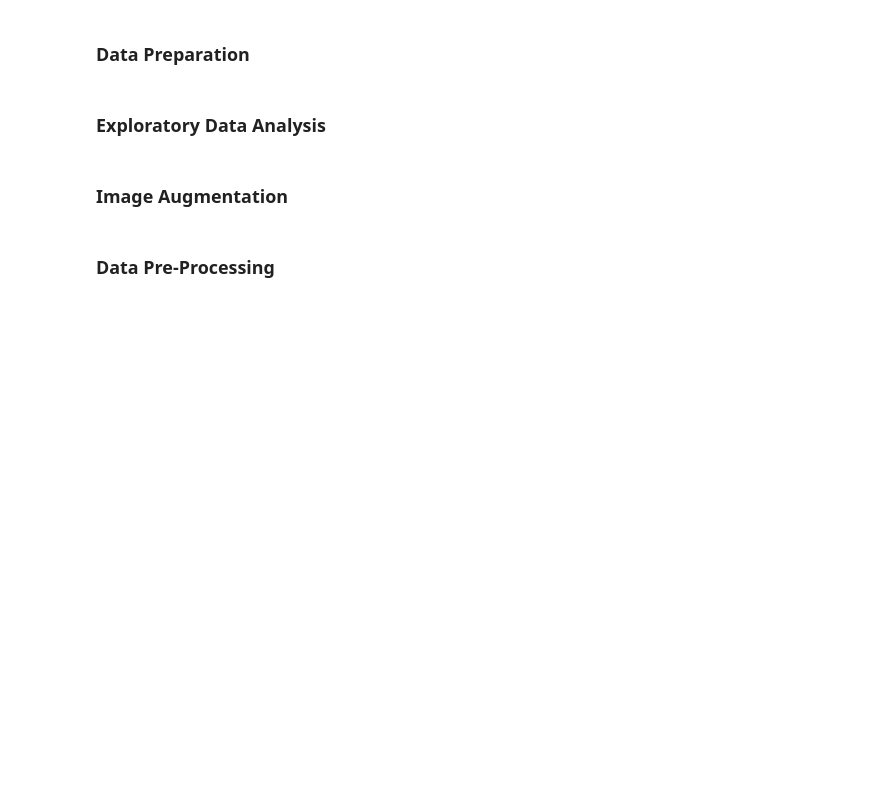
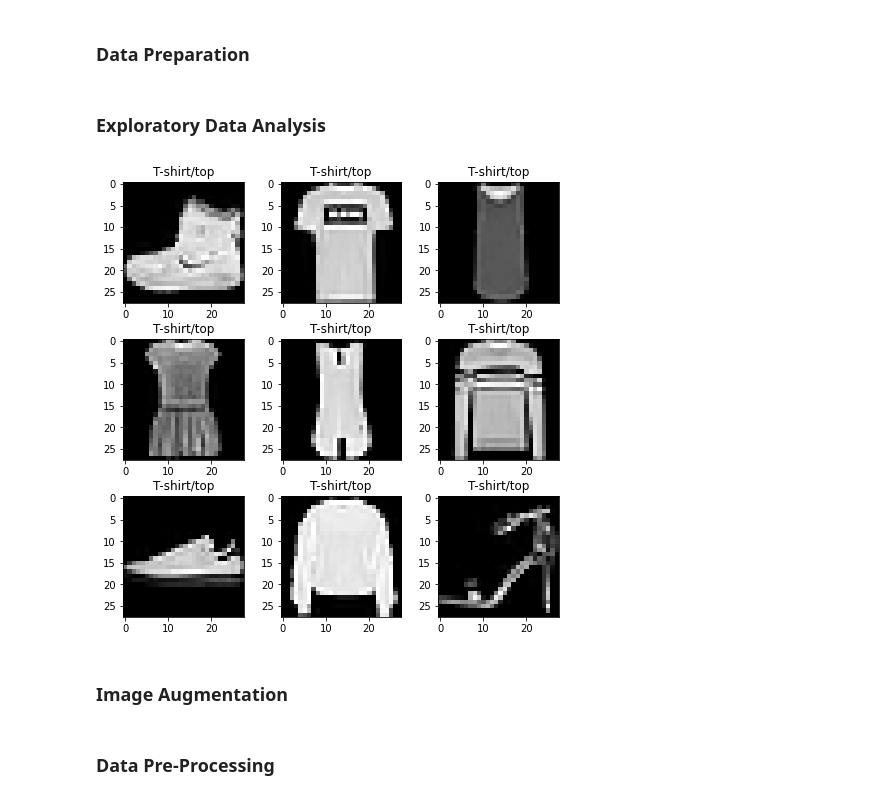
Before and after one commit to ethanolx/Fashion-CIFAR10-CV-py, a Jupyter notebook: ai.ipynb, the cells around one changed output. Saved outputs shown, nothing was run; the diff lists cells and outputs as text; code cells hidden in the pictures; blank space fills up the shorter version.

```diff
--- a/ai.ipynb
+++ b/ai.ipynb
@@ -46,5 +50,30 @@ X_train[0, 0]
+# %%
+label_dict = [
+    'T-shirt/top',
+    'Trouser',
+    'Pullover',
+    'Dress',
+    'Coat',
+    'Sandal',
+    'Shirt',
+    'Sneaker',
+    'Bag',
+    'Ankle boot'
+]
 # %% [markdown]
 ### Exploratory Data Analysis
+# %%
+def plot_a(X_train, y_train, labels):
+    fig, ax = plt.subplots(3, 3, figsize=(8, 8))
+    for i in range(9):
+        current_ax = ax[i // 3, i % 3]
+        current_ax.imshow(X_train[i], cmap='gray')
+        current_ax.set_title(labels[y_train[i].argmax()])
+    plt.subplots_adjust(hspace=0.3)
+
+plot_a(X_train, y_train, label_dict)
+# %% [output]
+[figure, added]
 # %% [markdown]
 ### Image Augmentation
 # %% [markdown]
```
Also changed, not shown: parts of 22 cells of this notebook, 4 other files.
